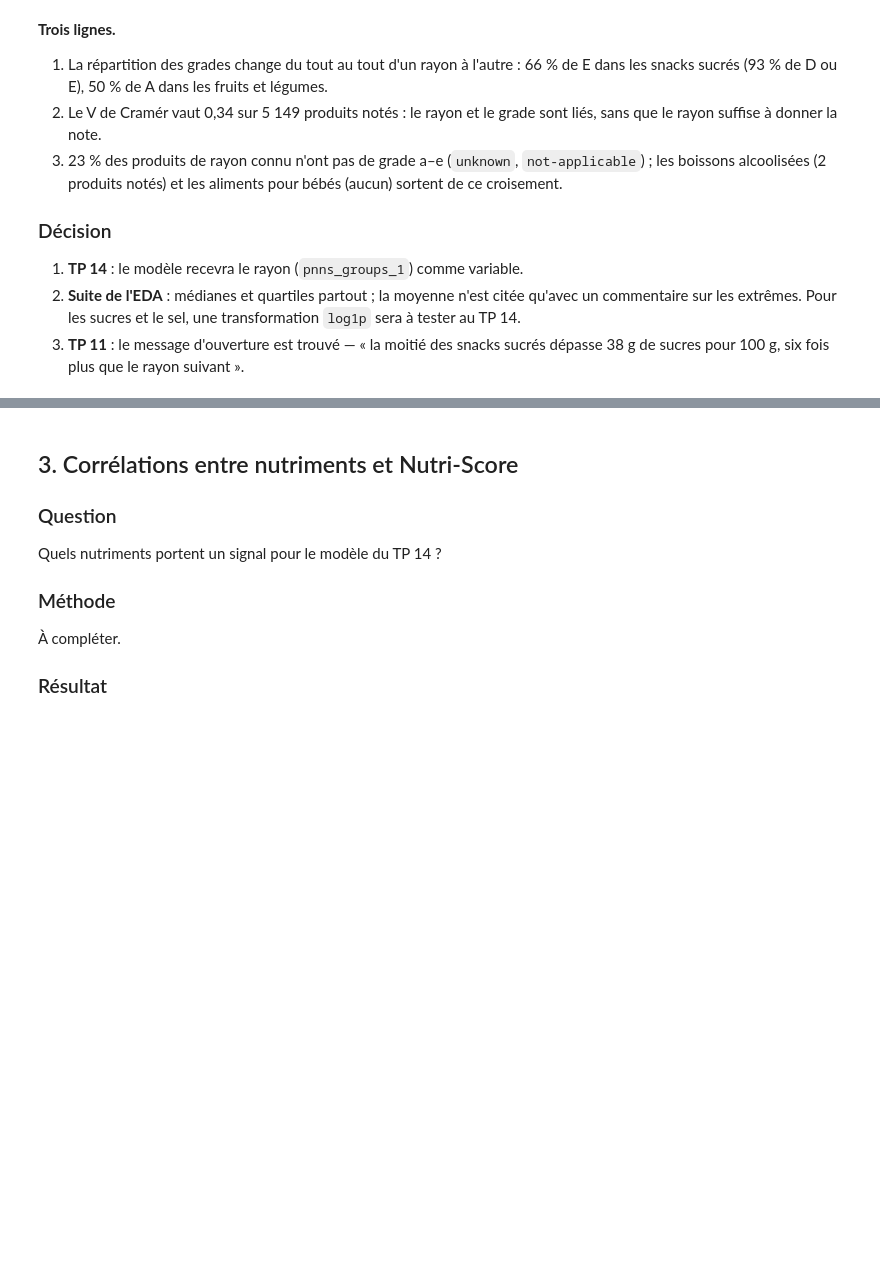
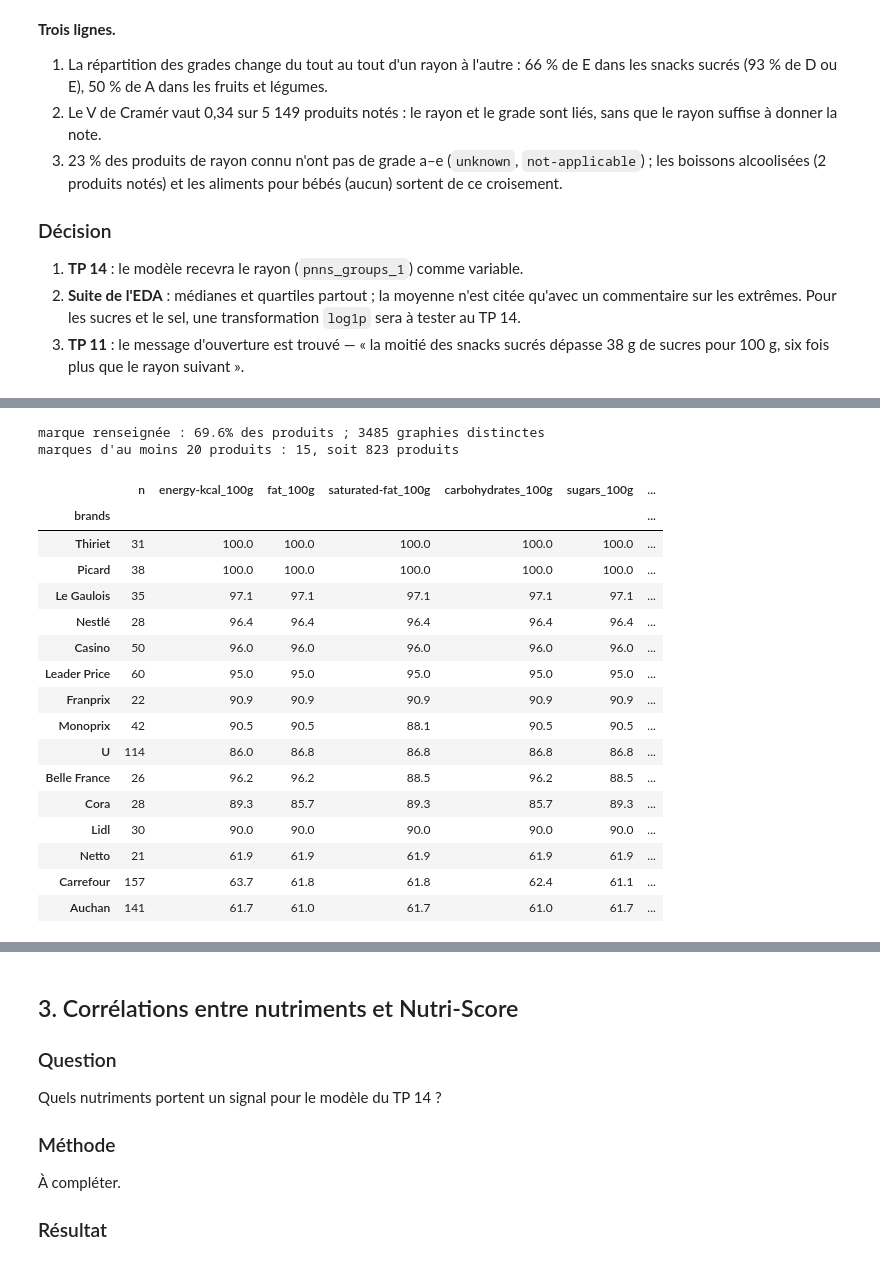
Before and after one commit to SDMM27/NutriScope, a Jupyter notebook: notebooks/eda_reference.ipynb, the cells around one changed output, grey strips where cells are left out. Drawn from its saved outputs; the diff is of its cells as text; code cells hidden in the pictures; blank space fills up the shorter version.

```diff
--- a/notebooks/eda_reference.ipynb
+++ b/notebooks/eda_reference.ipynb
@@ -262,0 +302,26 @@ Où les données sont-elles fiables, où faudra-t-il être prudent ?
+# %%
+completude_marque = eda_lib.completude_par_groupe(perimetre, "brands", CLES, min_n=20)
+marques = perimetre["brands"]
+print(f"marque renseignée : {marques.notna().mean():.1%} des produits ; {marques.nunique()} graphies distinctes")
+print(f"marques d'au moins 20 produits : {len(completude_marque)}, soit {int(completude_marque['n'].sum())} produits")
+completude_marque.round(1)
+# %% [output]
+marque renseignée : 69.6% des produits ; 3485 graphies distinctes
+marques d'au moins 20 produits : 15, soit 823 produits
+|  | n | energy-kcal_100g | fat_100g | saturated-fat_100g | carbohydrates_100g | sugars_100g | ... |
+| brands |  |  |  |  |  |  | ... |
+| Thiriet | 31 | 100.0 | 100.0 | 100.0 | 100.0 | 100.0 | ... |
+| Picard | 38 | 100.0 | 100.0 | 100.0 | 100.0 | 100.0 | ... |
+| Le Gaulois | 35 | 97.1 | 97.1 | 97.1 | 97.1 | 97.1 | ... |
+| Nestlé | 28 | 96.4 | 96.4 | 96.4 | 96.4 | 96.4 | ... |
+| Casino | 50 | 96.0 | 96.0 | 96.0 | 96.0 | 96.0 | ... |
+| Leader Price | 60 | 95.0 | 95.0 | 95.0 | 95.0 | 95.0 | ... |
+| Franprix | 22 | 90.9 | 90.9 | 90.9 | 90.9 | 90.9 | ... |
+| Monoprix | 42 | 90.5 | 90.5 | 88.1 | 90.5 | 90.5 | ... |
+| U | 114 | 86.0 | 86.8 | 86.8 | 86.8 | 86.8 | ... |
+| Belle France | 26 | 96.2 | 96.2 | 88.5 | 96.2 | 88.5 | ... |
+| Cora | 28 | 89.3 | 85.7 | 89.3 | 85.7 | 89.3 | ... |
+| Lidl | 30 | 90.0 | 90.0 | 90.0 | 90.0 | 90.0 | ... |
+| Netto | 21 | 61.9 | 61.9 | 61.9 | 61.9 | 61.9 | ... |
+| Carrefour | 157 | 63.7 | 61.8 | 61.8 | 62.4 | 61.1 | ... |
+| Auchan | 141 | 61.7 | 61.0 | 61.7 | 61.0 | 61.7 | ... |
```
Also changed, not shown: parts of 12 cells of this notebook, 3 other files.
